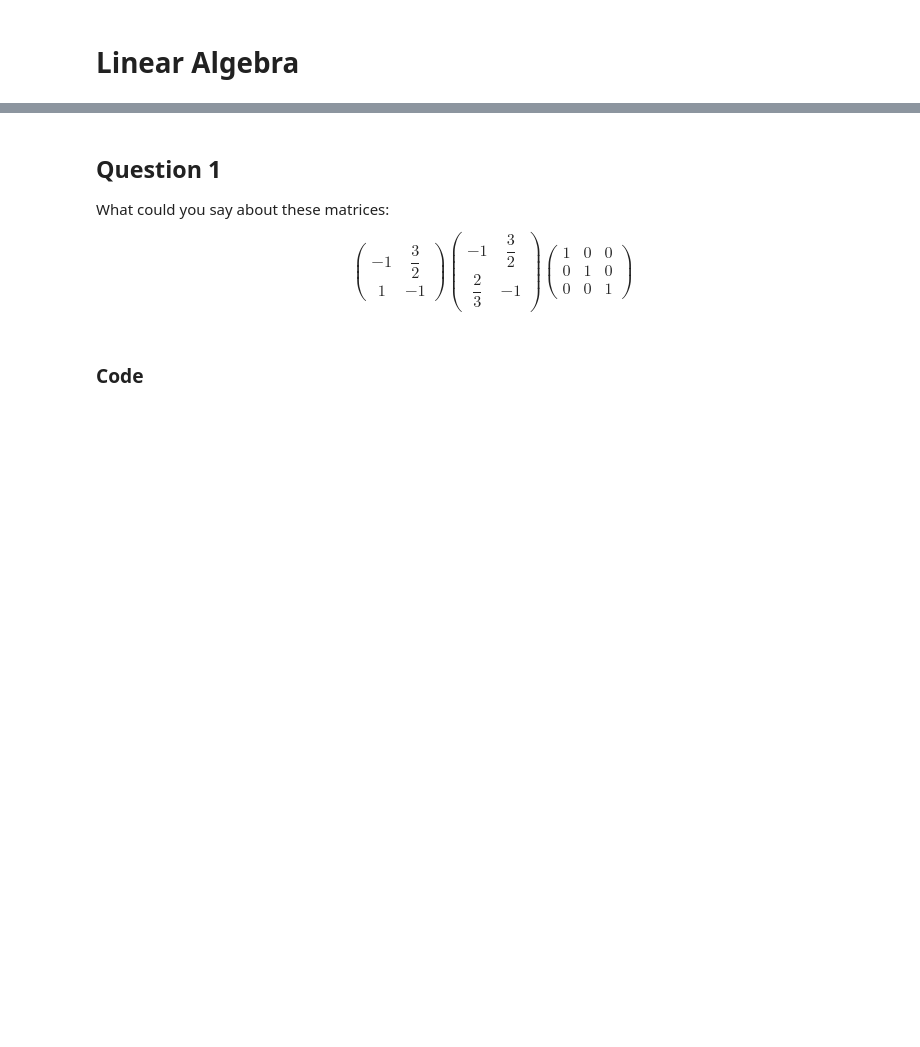
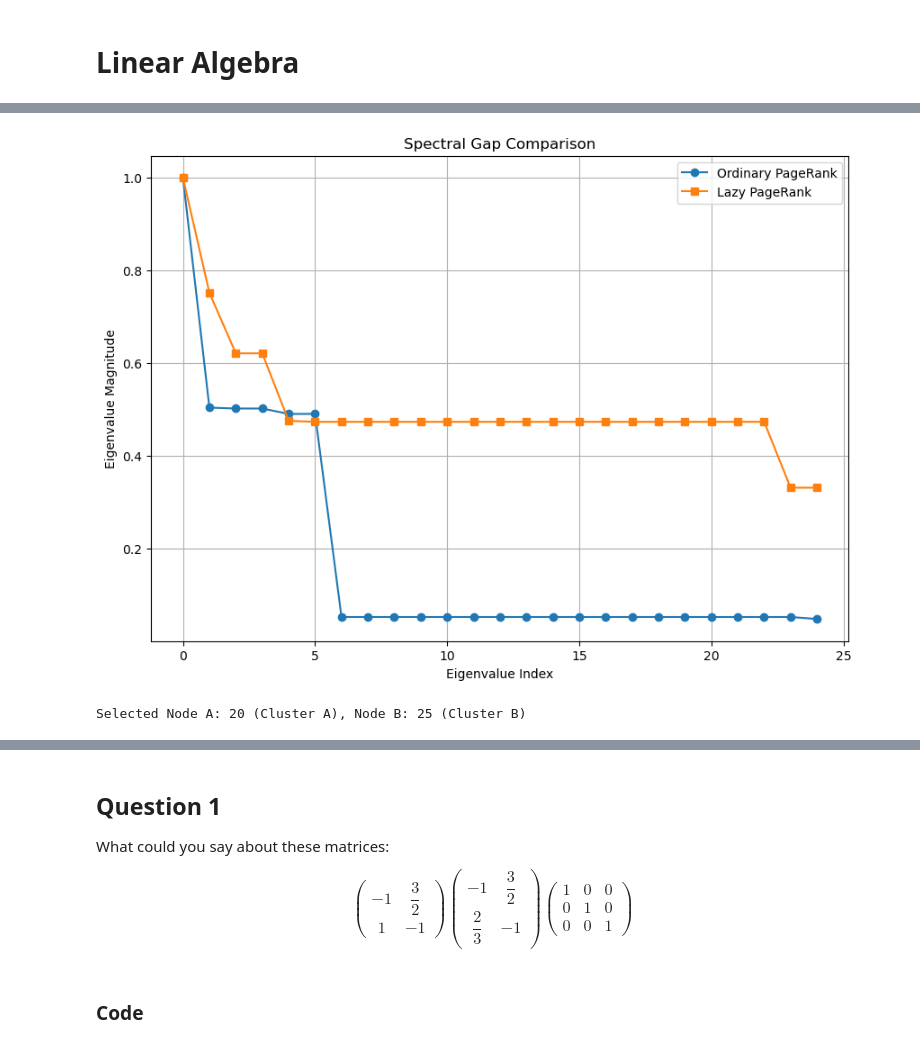
Before and after one commit to Matematikoi/Graph_Mini_Project, a Jupyter notebook: notebooks/mp.ipynb, the cells around one changed output, grey strips where cells are left out. Drawn from its saved outputs; the diff is of its cells as text; code cells hidden in the pictures; blank space fills up the shorter version.

```diff
--- a/notebooks/mp.ipynb
+++ b/notebooks/mp.ipynb
@@ -4,0 +158,24 @@ import numpy as np
+# %%
+# Ordinary Transition Matrix
+eigvals_ordinary = np.linalg.eigvals(P.T)
+
+# Lazy Transition Matrix
+P_lazy = 0.5 * np.eye(n) + 0.5 * P
+eigvals_lazy = np.linalg.eigvals(P_lazy.T)
+
+# Sort eigenvalues in descending order
+eigvals_ordinary = np.sort(np.abs(eigvals_ordinary))[::-1]
+eigvals_lazy = np.sort(np.abs(eigvals_lazy))[::-1]
+
+# Plot the eigenvalues
+plt.figure(figsize=(10, 7))
+plt.plot(eigvals_ordinary.real, marker='o', label='Ordinary PageRank')
+plt.plot(eigvals_lazy.real, marker='s', label='Lazy PageRank')
+plt.xlabel('Eigenvalue Index')
+plt.ylabel('Eigenvalue Magnitude')
+plt.title('Spectral Gap Comparison')
+plt.legend()
+plt.grid(True)
+plt.show()
+# %% [output]
+[figure, added]
@@ -4,0 +218,18 @@ import numpy as np
+# %%
+# Function to check mutual reachability
+def are_mutually_reachable(G, node1, node2):
+    return nx.has_path(G, node1, node2) and nx.has_path(G, node2, node1)
+
+# Select node pairs that are mutually reachable
+def select_mutually_reachable_pair(G, cluster_a_nodes, cluster_b_nodes):
+    while True:
+        node_a = random.choice(list(cluster_a_nodes))
+        node_b = random.choice(list(cluster_b_nodes))
+        if are_mutually_reachable(G, node_a, node_b):
+            return node_a, node_b
+
+# Select a valid node pair
+node_a, node_b = select_mutually_reachable_pair(G, cluster_a_nodes, cluster_b_nodes)
+print(f"Selected Node A: {node_a} (Cluster A), Node B: {node_b} (Cluster B)")
+# %% [output]
+Selected Node A: 20 (Cluster A), Node B: 25 (Cluster B)
```
Also changed, not shown: parts of 28 cells of this notebook.
